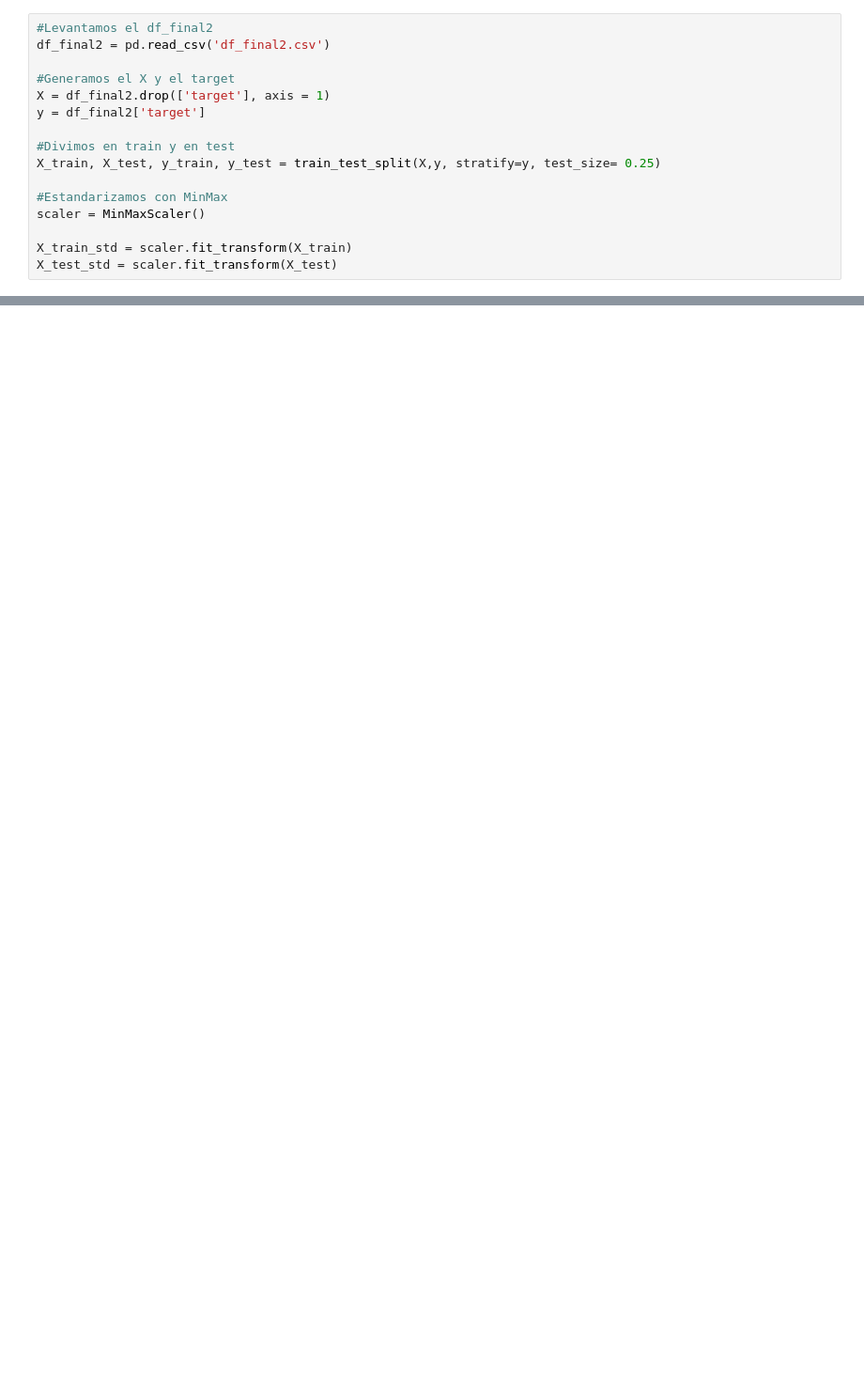
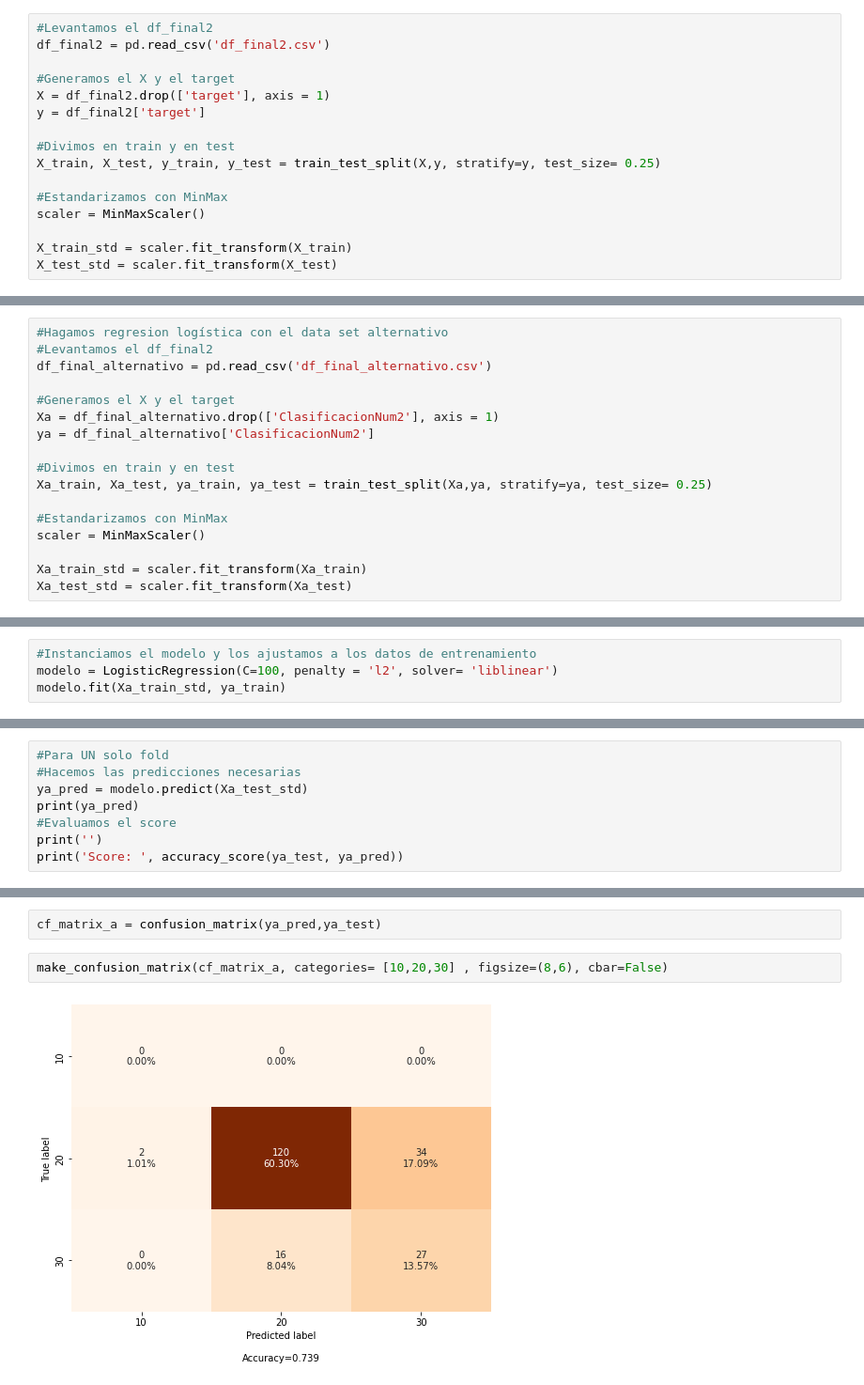
Before and after one commit to GerardoGrana/DHdatascienceG8, a Jupyter notebook: Regresion Logistica.ipynb, the cells around one changed output, grey strips where cells are left out. Shown: that part at 94% size. Drawn from its saved outputs; the diff is of its cells as text; blank space fills up the shorter version.

```diff
--- a/Regresion Logistica.ipynb
+++ b/Regresion Logistica.ipynb
@@ -61,0 +218,17 @@ Best: 0.436775 using {'C': 0.1, 'penalty': 'l2', 'solver': 'newton-cg'}
+# %%
+#Hagamos regresion logística con el data set alternativo
+#Levantamos el df_final2
+df_final_alternativo = pd.read_csv('df_final_alternativo.csv')
+
+#Generamos el X y el target
+Xa = df_final_alternativo.drop(['ClasificacionNum2'], axis = 1)
+ya = df_final_alternativo['ClasificacionNum2']
+
+#Divimos en train y en test
+Xa_train, Xa_test, ya_train, ya_test = train_test_split(Xa,ya, stratify=ya, test_size= 0.25)
+
+#Estandarizamos con MinMax
+scaler = MinMaxScaler()
+
+Xa_train_std = scaler.fit_transform(Xa_train)
+Xa_test_std = scaler.fit_transform(Xa_test)
@@ -61,0 +275,4 @@ Best: 0.436775 using {'C': 0.1, 'penalty': 'l2', 'solver': 'newton-cg'}
+# %%
+#Instanciamos el modelo y los ajustamos a los datos de entrenamiento
+modelo = LogisticRegression(C=100, penalty = 'l2', solver= 'liblinear')
+modelo.fit(Xa_train_std, ya_train)
@@ -61,0 +281,8 @@ Best: 0.436775 using {'C': 0.1, 'penalty': 'l2', 'solver': 'newton-cg'}
+# %%
+#Para UN solo fold
+#Hacemos las predicciones necesarias
+ya_pred = modelo.predict(Xa_test_std)
+print(ya_pred)
+#Evaluamos el score
+print('')
+print('Score: ', accuracy_score(ya_test, ya_pred))
@@ -61,0 +313,6 @@ Best: 0.436775 using {'C': 0.1, 'penalty': 'l2', 'solver': 'newton-cg'}
+# %%
+cf_matrix_a = confusion_matrix(ya_pred,ya_test)
+# %%
+make_confusion_matrix(cf_matrix_a, categories= [10,20,30] , figsize=(8,6), cbar=False)
+# %% [output]
+[figure, added]
```
Also changed, not shown: parts of 14 cells of this notebook, 4 other files.
